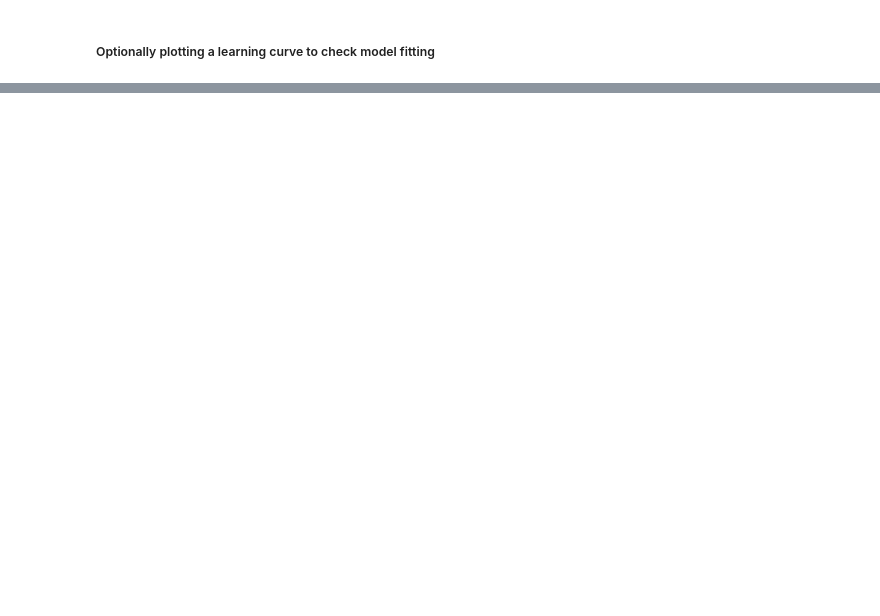
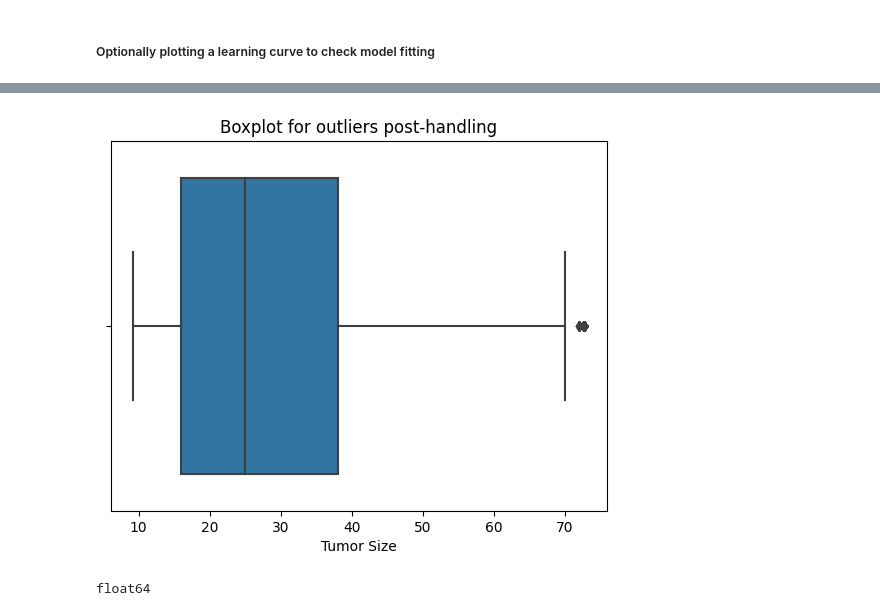
Before and after one commit to CrookCentaur/Breast-Cancer-Mortality-Prediction-using-Machine-Learning, a Jupyter notebook: Data_Mining_&_ML_Coursework.ipynb, the cells around one changed output, grey strips where cells are left out. Drawn from its saved outputs; the diff is of its cells as text; code cells hidden in the pictures; blank space fills up the shorter version.

```diff
--- a/Data_Mining_&_ML_Coursework.ipynb
+++ b/Data_Mining_&_ML_Coursework.ipynb
@@ -1157,0 +1396,34 @@ plt.show()
+# %%
+# Dealing with outliers in the "Tumor size" feature
+# Calculating Z-scores
+mean = Survival_rate['Tumor Size'].mean()
+STDEV = Survival_rate['Tumor Size'].std()
+Survival_rate['Z-Score'] = (Survival_rate['Tumor Size'] - mean) / STDEV
+
+# Defining a threshold
+threshold = 3
+
+# Identifying the outliers
+Survival_rate['Tumor_Outliers'] = Survival_rate['Z-Score'].apply(lambda x: 'Yes' if abs(x) > threshold else 'No')
+
+# Capping the outliers
+upper_limit = mean + 2 * STDEV
+lower_limit = mean - 1 * STDEV
+
+Survival_rate['Tumor Size'] = np.where(Survival_rate['Tumor Size'] > upper_limit, upper_limit,
+                            np.where(Survival_rate['Tumor Size'] < lower_limit, lower_limit, Survival_rate['Tumor Size']))
+# %%
+# Visualizing outliers in the "Tumor Size" feature using a boxplot
+
+sns.boxplot(data=Survival_rate, x='Tumor Size')
+plt.title("Boxplot for outliers post-handling")
+plt.show()
+# %% [output]
+[figure, added]
+# %%
+# Checking and converting data types of 'Regional Node Examined' for consistencies
+
+Survival_rate['Regional Node Examined'] = pd.to_numeric(Survival_rate['Regional Node Examined'], errors='coerce')
+print(Survival_rate['Regional Node Examined'].dtype)
+# %% [output]
+float64
```
Also changed, not shown: parts of 80 cells of this notebook.
